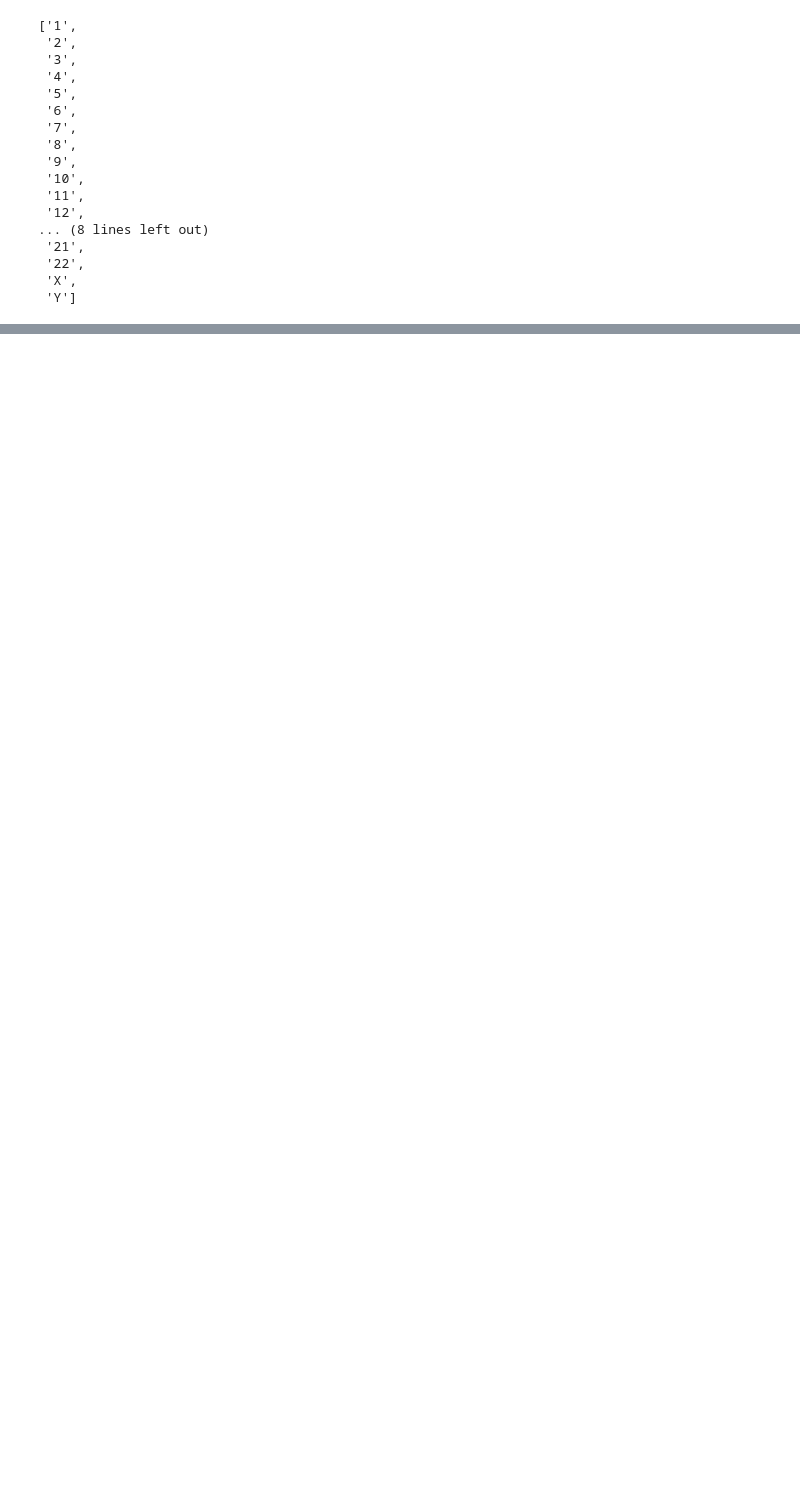
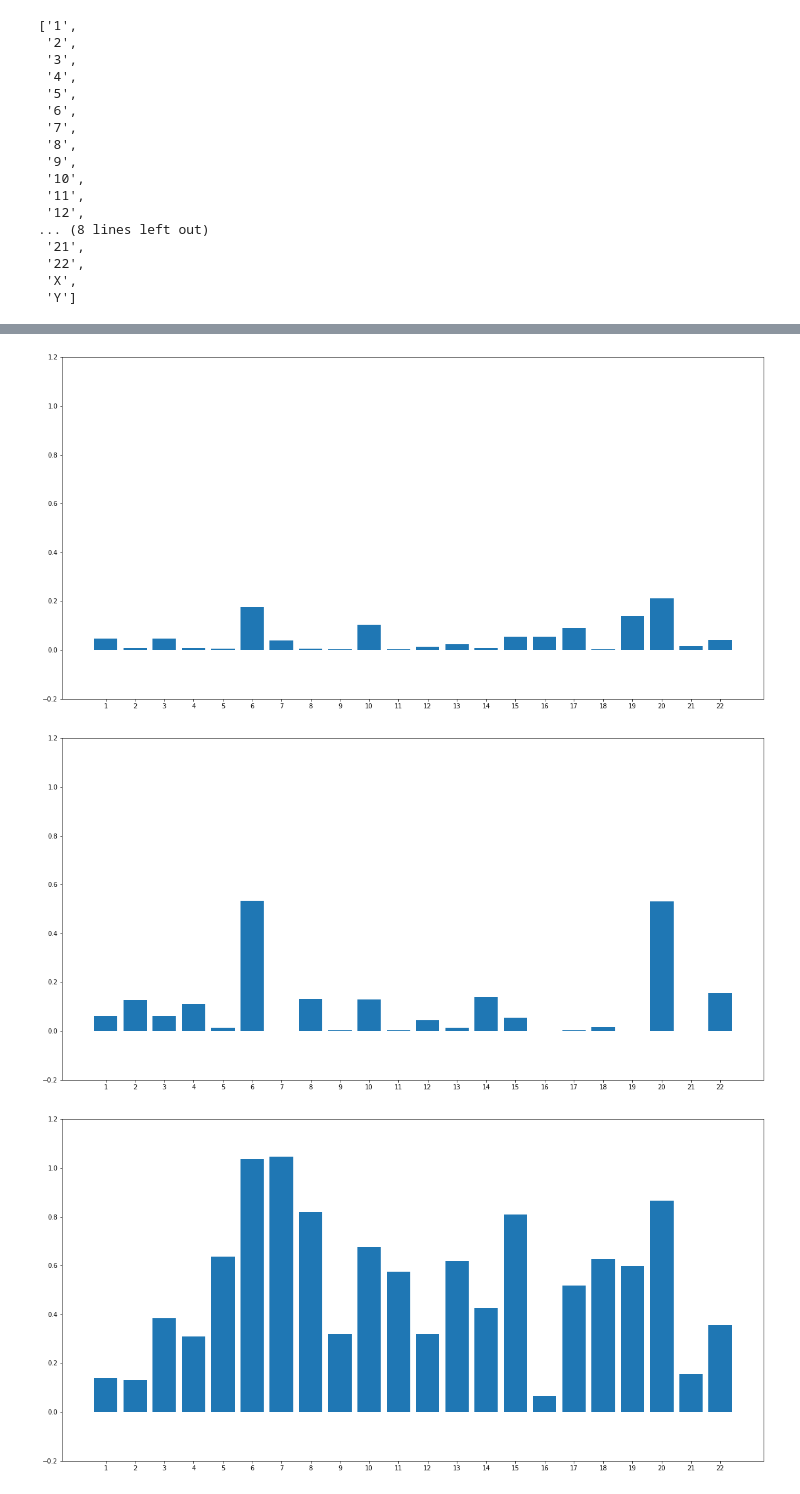
Before and after one commit to martinbudinsky3/BP-tumor-classifier, a Jupyter notebook: main.ipynb, the cells around one changed output, grey strips where cells are left out. Drawn from its saved outputs; the diff is of its cells as text; code cells hidden in the pictures; blank space fills up the shorter version.

```diff
--- a/main.ipynb
+++ b/main.ipynb
@@ -481,0 +404,12 @@ jaccard_in
+# %%
+def count_tumors_relative_areas(tumors_areas, tumors_bins):
+    tumors_relative_areas = []
+    for idx, tumor_areas in enumerate(tumors_areas):
+        tumor_relative_areas = count_relative_areas(tumor_areas, tumors_bins[idx])
+        tumors_relative_areas.append(tumor_relative_areas)
+
+    return tumors_relative_areas
+# %%
+tumors_relative_areas = count_tumors_relative_areas(tumors_areas, tumors_bins)
+
+tumors_relative_areas
@@ -481,0 +434,7 @@ jaccard_in
+# %%
+for tumor_relative_areas in tumors_relative_areas:
+    visualize_areas_bar(tumor_relative_areas, [-0.2, 1.2])
+# %% [output]
+[figure, added]
+[figure, added]
+[figure, added]
```
Also changed, not shown: parts of 51 cells of this notebook, 1 other file.
